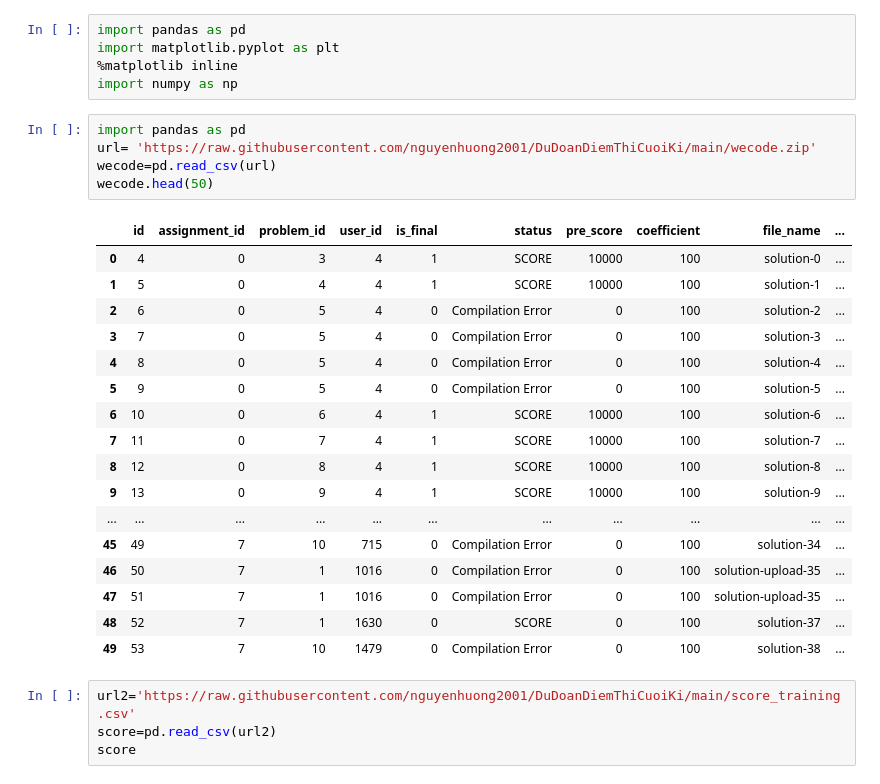
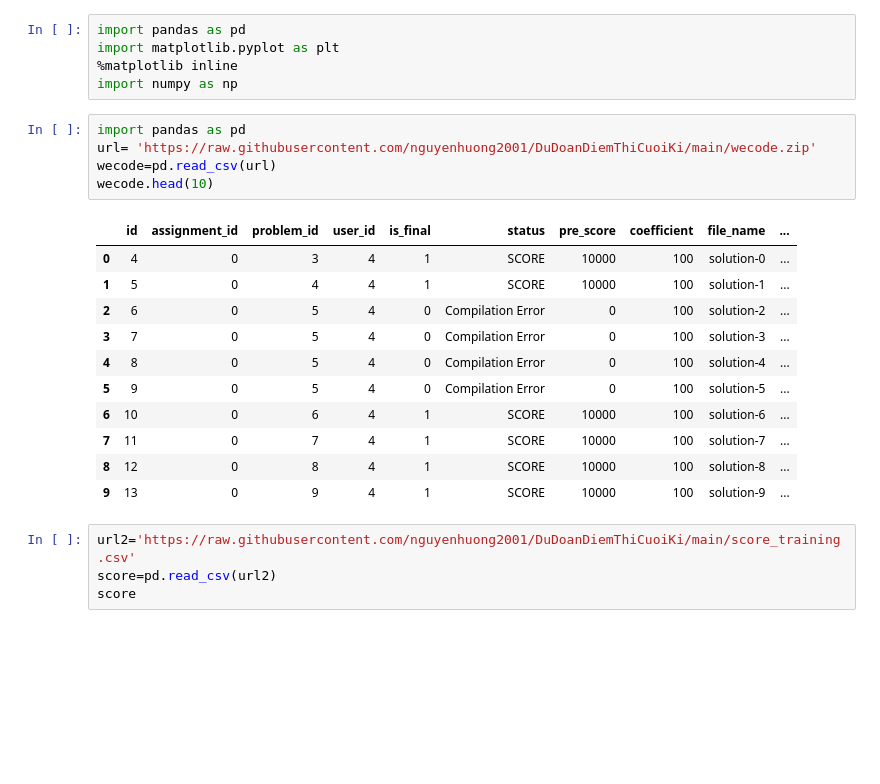
Before and after one commit to dxmai/CS114.L21.KHCL, a Jupyter notebook: Colab/DuDoanDiemCuoiKi.ipynb, the cells around one changed output. Cells and saved outputs as stored; diff of their text form; blank space fills up the shorter version.

```diff
--- a/Colab/DuDoanDiemCuoiKi.ipynb
+++ b/Colab/DuDoanDiemCuoiKi.ipynb
@@ -14,26 +14,20 @@ import numpy as np
 # %%
 import pandas as pd
 url= 'https://raw.githubusercontent.com/nguyenhuong2001/DuDoanDiemThiCuoiKi/main/wecode.zip'
 wecode=pd.read_csv(url)
-wecode.head(50)
+wecode.head(10)
 # %% [output]
 |  | id | assignment_id | problem_id | user_id | is_final | status | pre_score | coefficient | file_name | ... |
 | 0 | 4 | 0 | 3 | 4 | 1 | SCORE | 10000 | 100 | solution-0 | ... |
 | 1 | 5 | 0 | 4 | 4 | 1 | SCORE | 10000 | 100 | solution-1 | ... |
 | 2 | 6 | 0 | 5 | 4 | 0 | Compilation Error | 0 | 100 | solution-2 | ... |
 | 3 | 7 | 0 | 5 | 4 | 0 | Compilation Error | 0 | 100 | solution-3 | ... |
 | 4 | 8 | 0 | 5 | 4 | 0 | Compilation Error | 0 | 100 | solution-4 | ... |
 | 5 | 9 | 0 | 5 | 4 | 0 | Compilation Error | 0 | 100 | solution-5 | ... |
 | 6 | 10 | 0 | 6 | 4 | 1 | SCORE | 10000 | 100 | solution-6 | ... |
 | 7 | 11 | 0 | 7 | 4 | 1 | SCORE | 10000 | 100 | solution-7 | ... |
 | 8 | 12 | 0 | 8 | 4 | 1 | SCORE | 10000 | 100 | solution-8 | ... |
 | 9 | 13 | 0 | 9 | 4 | 1 | SCORE | 10000 | 100 | solution-9 | ... |
-| ... | ... | ... | ... | ... | ... | ... | ... | ... | ... | ... |
-| 45 | 49 | 7 | 10 | 715 | 0 | Compilation Error | 0 | 100 | solution-34 | ... |
-| 46 | 50 | 7 | 1 | 1016 | 0 | Compilation Error | 0 | 100 | solution-upload-35 | ... |
-| 47 | 51 | 7 | 1 | 1016 | 0 | Compilation Error | 0 | 100 | solution-upload-35 | ... |
-| 48 | 52 | 7 | 1 | 1630 | 0 | SCORE | 0 | 100 | solution-37 | ... |
-| 49 | 53 | 7 | 10 | 1479 | 0 | Compilation Error | 0 | 100 | solution-38 | ... |
 # %%
 url2='https://raw.githubusercontent.com/nguyenhuong2001/DuDoanDiemThiCuoiKi/main/score_training.csv'
 score=pd.read_csv(url2)
```
Also changed, not shown: parts of 15 cells of this notebook.
